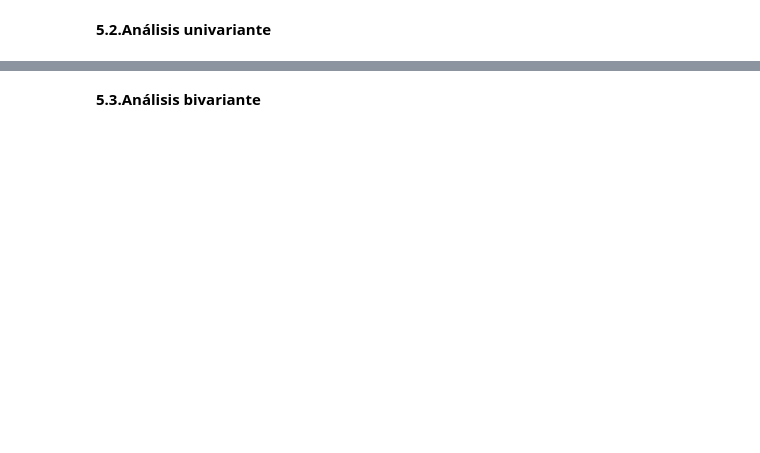
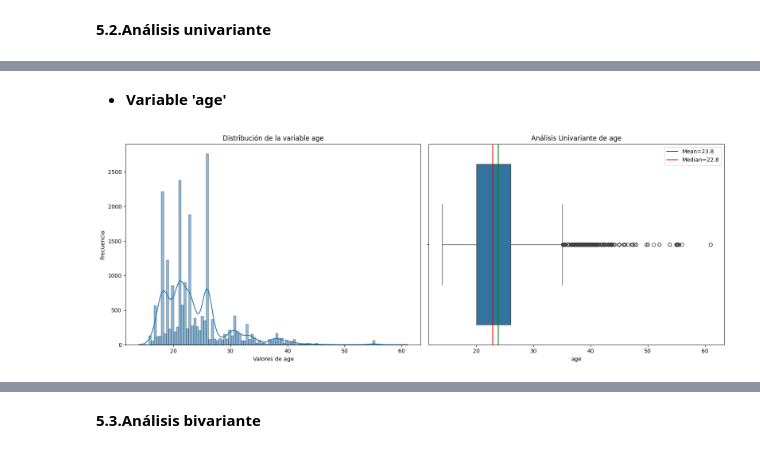
Before and after one commit to ItziCG/Proyecto-ML-Obesity-Risk, a Jupyter notebook: src/utils/proyect_ML.ipynb, the cells around one changed output, grey strips where cells are left out. Drawn from its saved outputs; the diff is of its cells as text; code cells hidden in the pictures; blank space fills up the shorter version.

```diff
--- a/src/utils/proyect_ML.ipynb
+++ b/src/utils/proyect_ML.ipynb
@@ -202,0 +305,6 @@ cardinalidad
+# %% [markdown]
++ **Variable 'age'**
+# %%
+grafico_histbox('age',df)
+# %% [output]
+[figure, added]
```
Also changed, not shown: parts of 61 cells of this notebook, 2 other files.
